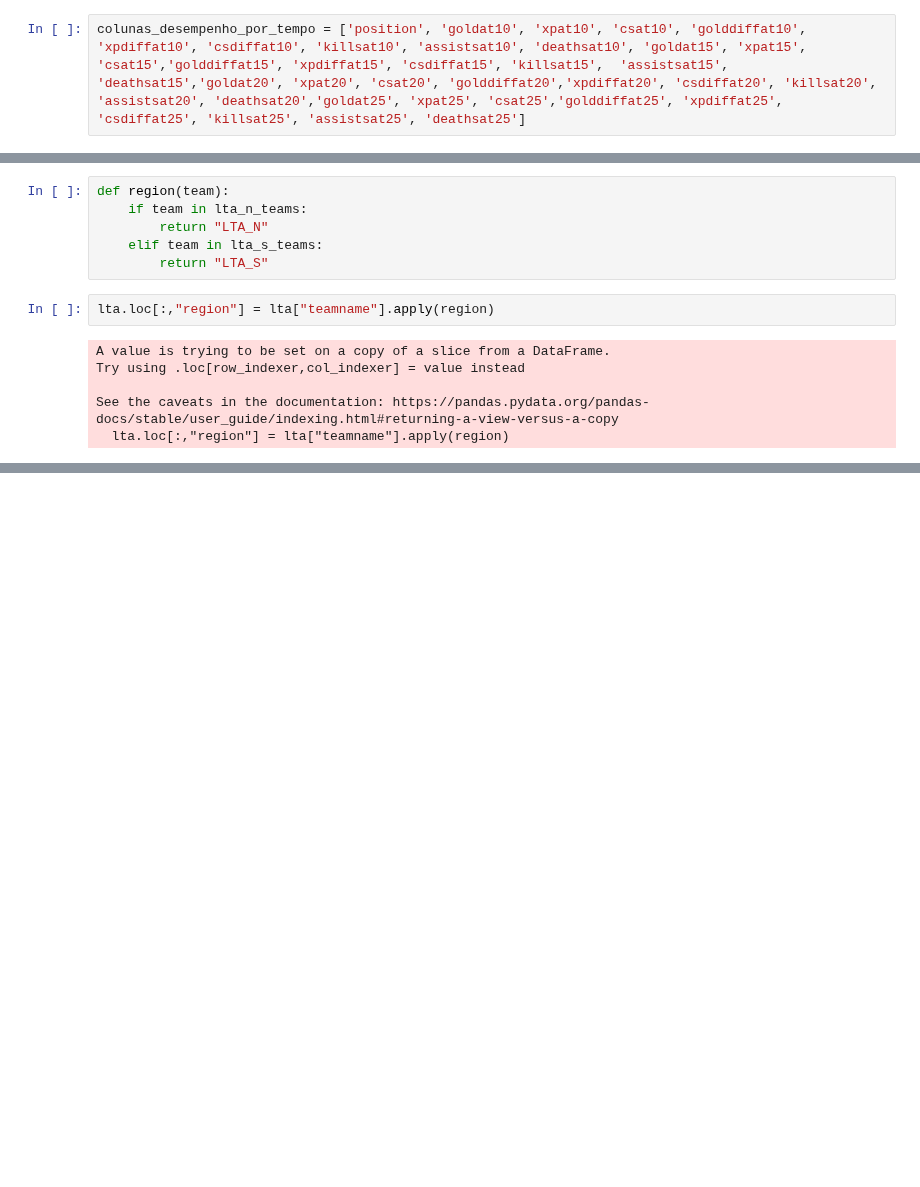
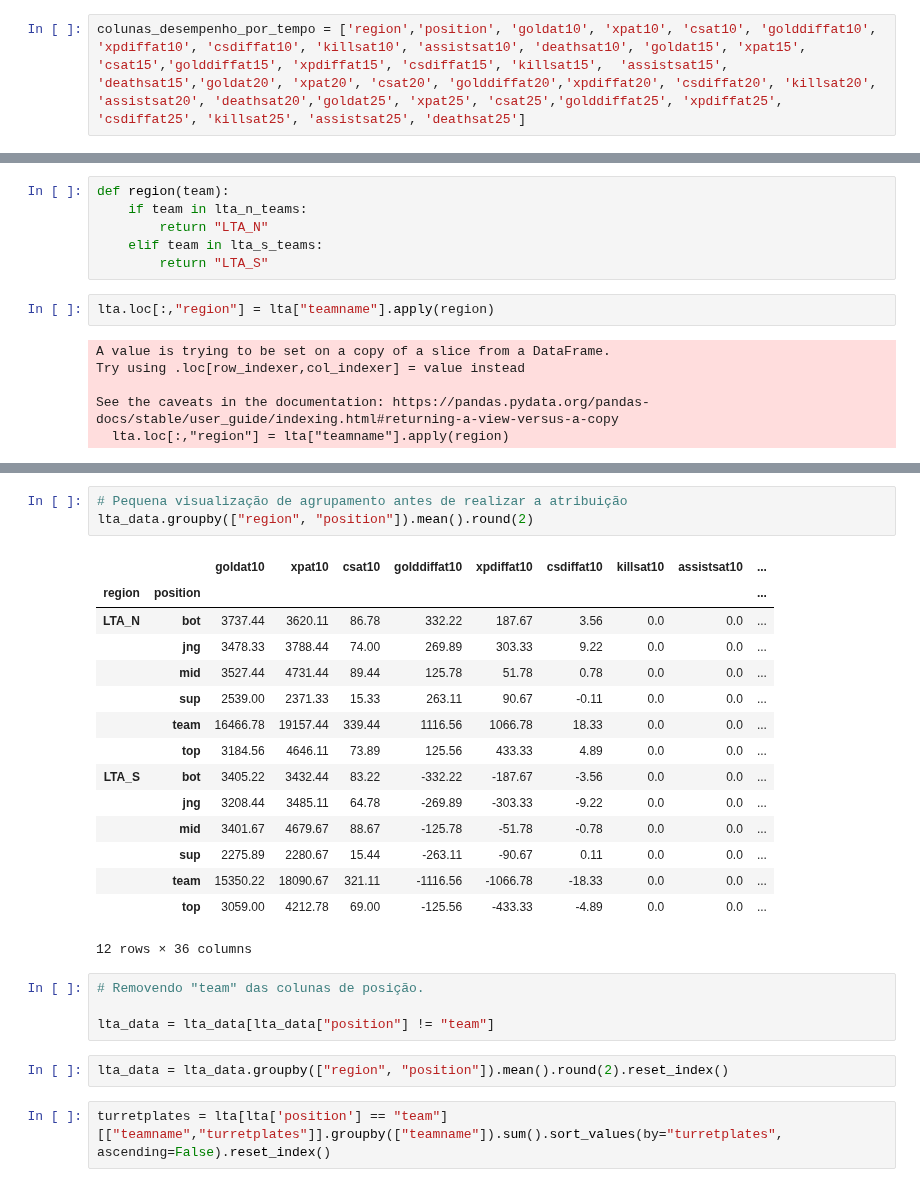
Before and after one commit to yagoandradelima/data-analysis-python, a Jupyter notebook: lol/codes/lta_sul.ipynb, the cells around one changed output, grey strips where cells are left out. Cells and saved outputs as stored; diff of their text form; blank space fills up the shorter version.

```diff
--- a/lol/codes/lta_sul.ipynb
+++ b/lol/codes/lta_sul.ipynb
@@ -13,7 +13,7 @@ array(['LFL2', 'LPL', 'LCKC', 'LVP SL', 'LCK', 'NLC', 'LCP', 'LEC', 'HLL',
 # %%
 lta = data[data["league"] == "LTA"]
 # %%
-colunas_desempenho_por_tempo = ['position', 'goldat10', 'xpat10', 'csat10', 'golddiffat10', 'xpdiffat10', 'csdiffat10', 'killsat10', 'assistsat10', 'deathsat10', 'goldat15', 'xpat15', 'csat15','golddiffat15', 'xpdiffat15', 'csdiffat15', 'killsat15',  'assistsat15',  'deathsat15','goldat20', 'xpat20', 'csat20', 'golddiffat20','xpdiffat20', 'csdiffat20', 'killsat20', 'assistsat20', 'deathsat20','goldat25', 'xpat25', 'csat25','golddiffat25', 'xpdiffat25', 'csdiffat25', 'killsat25', 'assistsat25', 'deathsat25']
+colunas_desempenho_por_tempo = ['region','position', 'goldat10', 'xpat10', 'csat10', 'golddiffat10', 'xpdiffat10', 'csdiffat10', 'killsat10', 'assistsat10', 'deathsat10', 'goldat15', 'xpat15', 'csat15','golddiffat15', 'xpdiffat15', 'csdiffat15', 'killsat15',  'assistsat15',  'deathsat15','goldat20', 'xpat20', 'csat20', 'golddiffat20','xpdiffat20', 'csdiffat20', 'killsat20', 'assistsat20', 'deathsat20','goldat25', 'xpat25', 'csat25','golddiffat25', 'xpdiffat25', 'csdiffat25', 'killsat25', 'assistsat25', 'deathsat25']
 # %%
 lta_s_teams = list(data[data["league"] == "LTA S"]["teamname"].unique())
 lta_n_teams = list(data[data["league"] == "LTA N"]["teamname"].unique())
@@ -101,0 +48,27 @@ lta.groupby(["position"]).agg({"golddiffat10":"sum"})
+# %%
+# Pequena visualização de agrupamento antes de realizar a atribuição
+lta_data.groupby(["region", "position"]).mean().round(2)
+# %% [output]
+|  |  | goldat10 | xpat10 | csat10 | golddiffat10 | xpdiffat10 | csdiffat10 | killsat10 | assistsat10 | ... |
+| region | position |  |  |  |  |  |  |  |  | ... |
+| LTA_N | bot | 3737.44 | 3620.11 | 86.78 | 332.22 | 187.67 | 3.56 | 0.0 | 0.0 | ... |
+|  | jng | 3478.33 | 3788.44 | 74.00 | 269.89 | 303.33 | 9.22 | 0.0 | 0.0 | ... |
+|  | mid | 3527.44 | 4731.44 | 89.44 | 125.78 | 51.78 | 0.78 | 0.0 | 0.0 | ... |
+|  | sup | 2539.00 | 2371.33 | 15.33 | 263.11 | 90.67 | -0.11 | 0.0 | 0.0 | ... |
+|  | team | 16466.78 | 19157.44 | 339.44 | 1116.56 | 1066.78 | 18.33 | 0.0 | 0.0 | ... |
+|  | top | 3184.56 | 4646.11 | 73.89 | 125.56 | 433.33 | 4.89 | 0.0 | 0.0 | ... |
+| LTA_S | bot | 3405.22 | 3432.44 | 83.22 | -332.22 | -187.67 | -3.56 | 0.0 | 0.0 | ... |
+|  | jng | 3208.44 | 3485.11 | 64.78 | -269.89 | -303.33 | -9.22 | 0.0 | 0.0 | ... |
+|  | mid | 3401.67 | 4679.67 | 88.67 | -125.78 | -51.78 | -0.78 | 0.0 | 0.0 | ... |
+|  | sup | 2275.89 | 2280.67 | 15.44 | -263.11 | -90.67 | 0.11 | 0.0 | 0.0 | ... |
+|  | team | 15350.22 | 18090.67 | 321.11 | -1116.56 | -1066.78 | -18.33 | 0.0 | 0.0 | ... |
+|  | top | 3059.00 | 4212.78 | 69.00 | -125.56 | -433.33 | -4.89 | 0.0 | 0.0 | ... |
+12 rows × 36 columns
+# %%
+# Removendo "team" das colunas de posição.
+
+lta_data = lta_data[lta_data["position"] != "team"]
+# %%
+lta_data = lta_data.groupby(["region", "position"]).mean().round(2).reset_index()
+# %%
+turretplates = lta[lta['position'] == "team"][["teamname","turretplates"]].groupby(["teamname"]).sum().sort_values(by="turretplates", ascending=False).reset_index()
```
Also changed, not shown: parts of 9 cells of this notebook.
